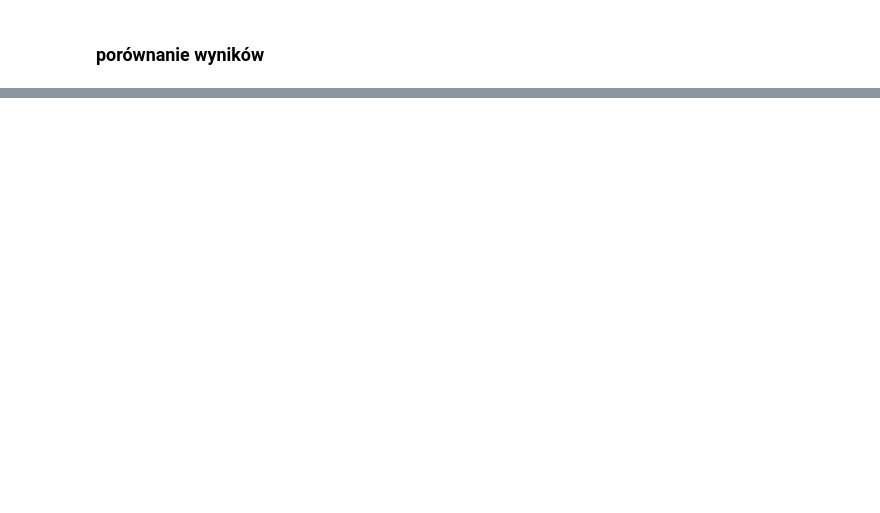
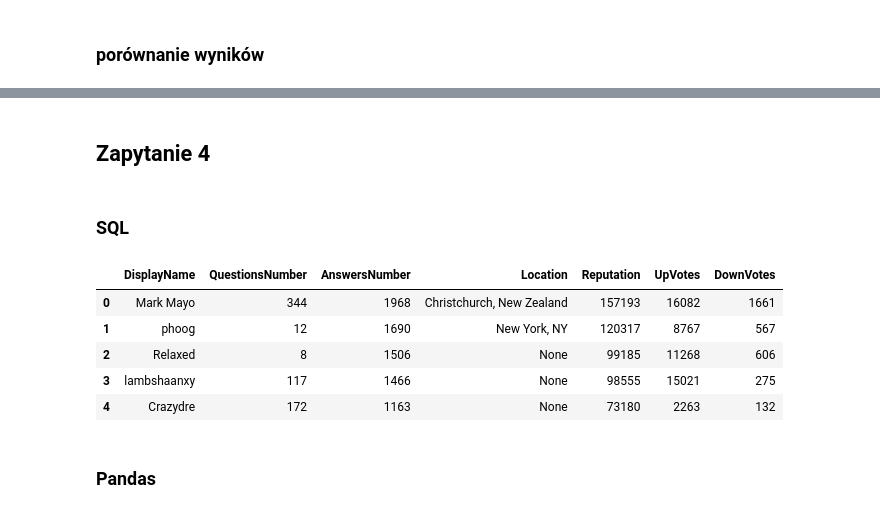
Before and after one commit to PioRow/DataProcessingPython, a Jupyter notebook: Rowicki_Piotr_PD2.ipynb, the cells around one changed output, grey strips where cells are left out. Drawn from its saved outputs; the diff is of its cells as text; code cells hidden in the pictures; blank space fills up the shorter version.

```diff
--- a/Rowicki_Piotr_PD2.ipynb
+++ b/Rowicki_Piotr_PD2.ipynb
@@ -152,0 +227,40 @@ pdRes_3.equals(sqlRes_3)
+# %% [markdown]
+## Zapytanie 4
+# %% [markdown]
+### SQL
+# %%
+sqlRes_4=pd.read_sql_query(sql="""SELECT DisplayName, QuestionsNumber, AnswersNumber, Location,
+Reputation, UpVotes, DownVotes
+FROM (
+SELECT *
+FROM (
+SELECT COUNT(*) as AnswersNumber, OwnerUserId
+FROM Posts
+WHERE PostTypeId = 2
+GROUP BY OwnerUserId
+) AS Answers
+JOIN
+(
+SELECT COUNT(*) as QuestionsNumber, OwnerUserId
+FROM Posts
+WHERE PostTypeId = 1
+GROUP BY OwnerUserId
+) AS Questions
+ON Answers.OwnerUserId = Questions.OwnerUserId
+WHERE AnswersNumber > QuestionsNumber
+ORDER BY AnswersNumber DESC
+LIMIT 5
+) AS PostsCounts
+JOIN Users ON PostsCounts.OwnerUserId = Users.Id""",
+con=conn)
+# %%
+sqlRes_4
+# %% [output]
+|  | DisplayName | QuestionsNumber | AnswersNumber | Location | Reputation | UpVotes | DownVotes |
+| 0 | Mark Mayo | 344 | 1968 | Christchurch, New Zealand | 157193 | 16082 | 1661 |
+| 1 | phoog | 12 | 1690 | New York, NY | 120317 | 8767 | 567 |
+| 2 | Relaxed | 8 | 1506 | None | 99185 | 11268 | 606 |
+| 3 | lambshaanxy | 117 | 1466 | None | 98555 | 15021 | 275 |
+| 4 | Crazydre | 172 | 1163 | None | 73180 | 2263 | 132 |
+# %% [markdown]
+### Pandas
```
Also changed, not shown: parts of 33 cells of this notebook, 1 other file.
